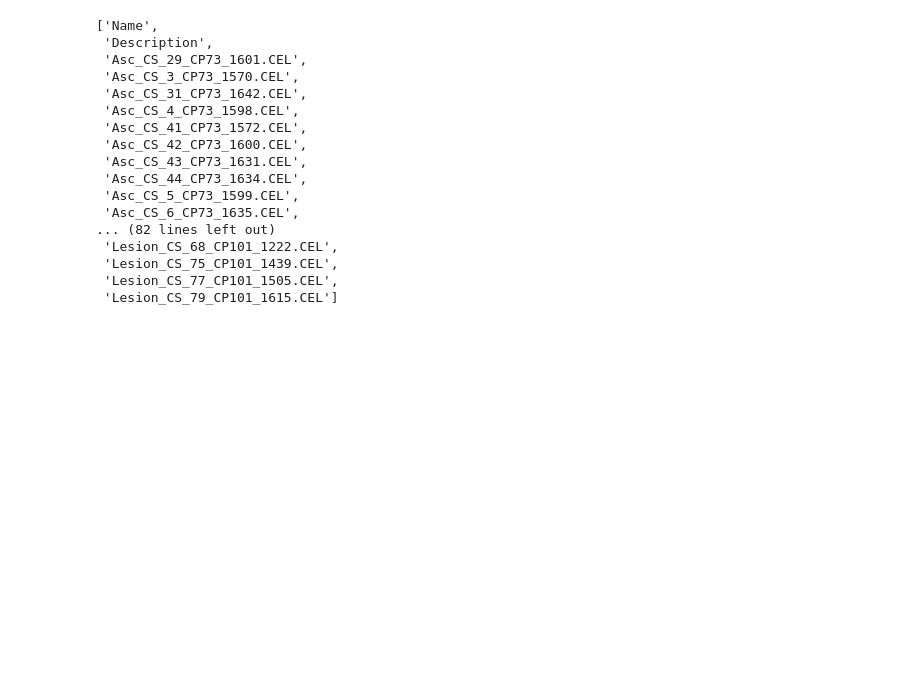
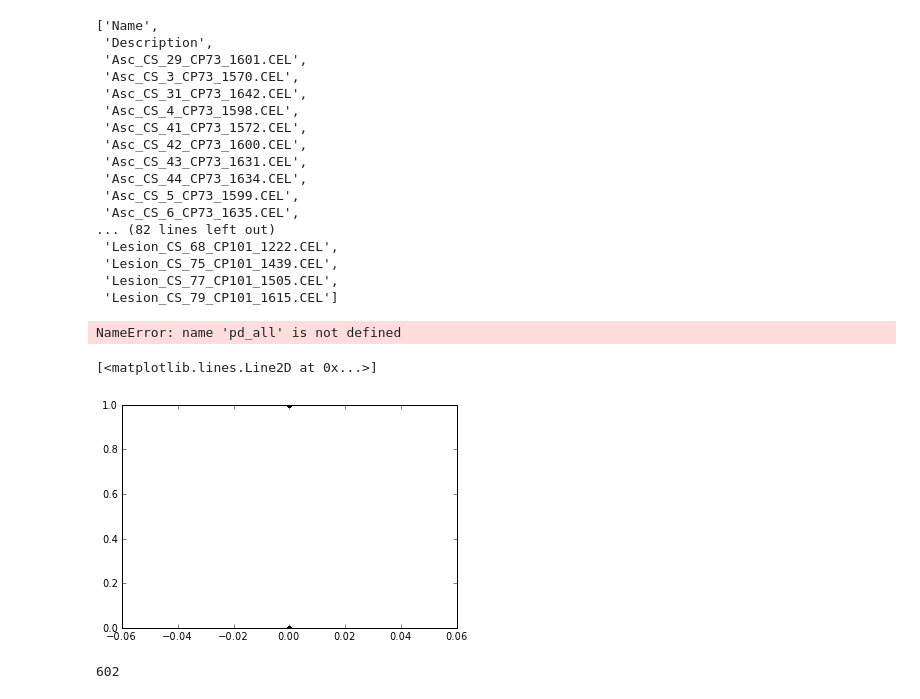
Before and after one commit to aheilbut/pdmouse, a Jupyter notebook: py/PDfilters.ipynb, the cells around one changed output. Drawn from its saved outputs; the diff is of its cells as text; code cells hidden in the pictures; blank space fills up the shorter version.

```diff
--- a/py/PDfilters.ipynb
+++ b/py/PDfilters.ipynb
@@ -72,8 +72,8 @@ print "save pickle models"
 #for m in aim_model_set:
 #    cPickle.dump(eval(m), open("/data/adrian/data/temp/%s.pickle" % m,"w"), protocol=-1)
 
-#aim_models_cp101_allchronic = pda.fitModels(pd_all.index, ss_cp101_allchronic, pd_all)
-#aim_models_cp73_allchronic = pda.fitModels(pd_all.index, ss_cp73_allchronic, pd_all)
+aim_models_cp101_allchronic = pda.fitModels(pd_all.index, ss_cp101_allchronic, pd_all)
+aim_models_cp73_allchronic = pda.fitModels(pd_all.index, ss_cp73_allchronic, pd_all)
 
 #aim_models_cp73_chronic = pda.fitModels(pd_all.index, ss_cp73_allChronic_LDOPA)
 #aim_models_cp101_chronic = pda.fitModels(pd_all.index, ss_cp101_allChronic_LDOPA)
@@ -640,3 +645,15 @@ pd_all_collapsted
  'Lesion_CS_75_CP101_1439.CEL',
  'Lesion_CS_77_CP101_1505.CEL',
  'Lesion_CS_79_CP101_1615.CEL']
+# %%
+pd_all
+# %% [output]
+NameError: name 'pd_all' is not defined
+# %%
+c = cp73_wide[('cp73_allchronic_AIM', 'pval')]
+# %%
+plot( statsmodels.sandbox.stats.multicomp.multipletests(c, method="fdr_bh", alpha=0.01)[0],
+        statsmodels.sandbox.stats.multicomp.multipletests(c, method="fdr_bh", alpha=0.20)[0], ".")
+# %% [output]
+[<matplotlib.lines.Line2D at 0x...>]
+[figure, added]
@@ -642,0 +662,4 @@ pd_all_collapsted
+# %%
+sum( statsmodels.sandbox.stats.multicomp.multipletests(c, method="fdr_bh", alpha=0.05)[1] < 0.10 )
+# %% [output]
+602
```
Also changed, not shown: parts of 10 cells of this notebook.
